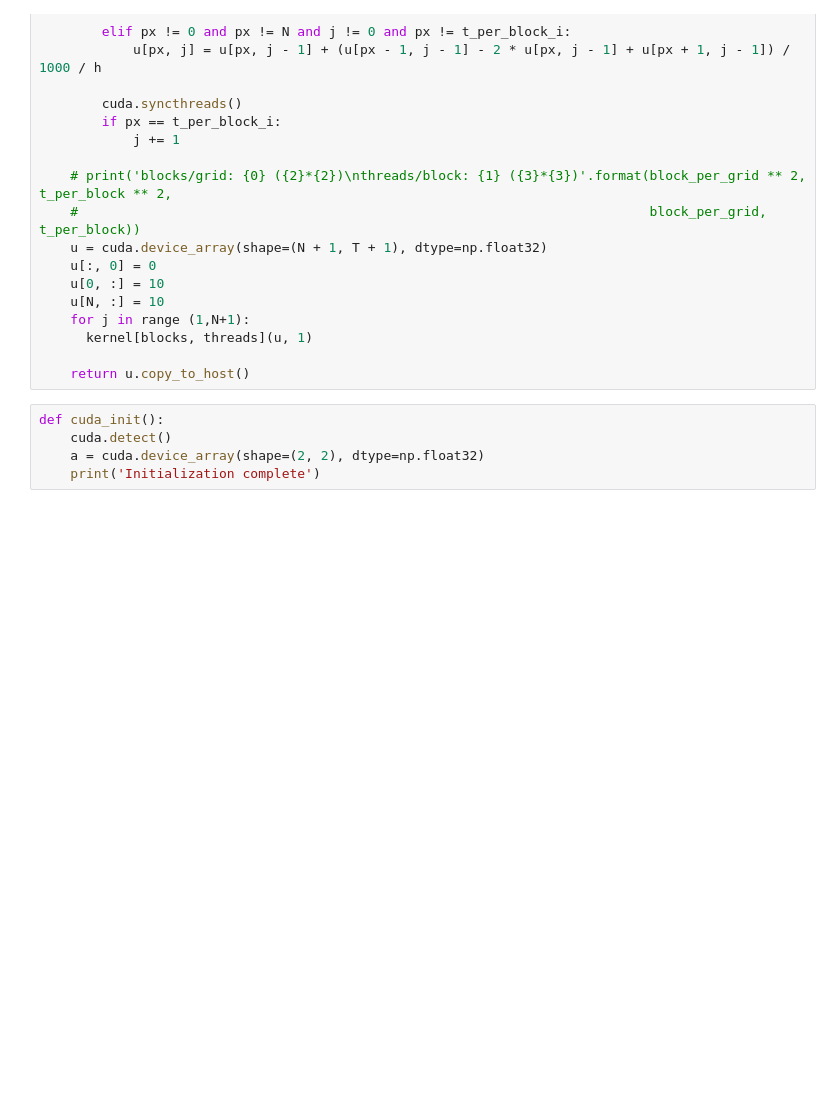
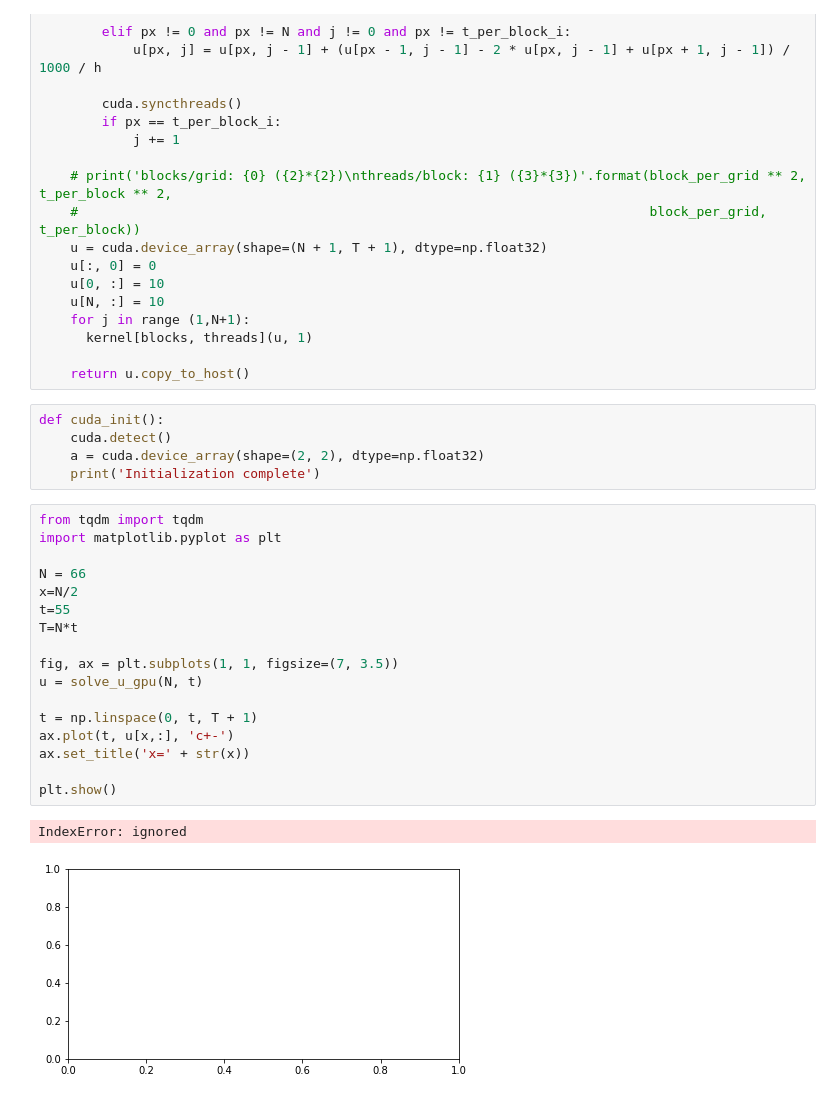
Before and after one commit to YRYoung/HPC, a Jupyter notebook: Assigenment/Asm2_p2.ipynb, the cells around one changed output. Cells and saved outputs as stored; diff of their text form; blank space fills up the shorter version.

```diff
--- a/Assigenment/Asm2_p2.ipynb
+++ b/Assigenment/Asm2_p2.ipynb
@@ -106,3 +106,23 @@ def cuda_init():
     cuda.detect()
     a = cuda.device_array(shape=(2, 2), dtype=np.float32)
     print('Initialization complete')
+# %%
+from tqdm import tqdm
+import matplotlib.pyplot as plt
+
+N = 66
+x=N/2
+t=55
+T=N*t
+
+fig, ax = plt.subplots(1, 1, figsize=(7, 3.5))
+u = solve_u_gpu(N, t)
+
+t = np.linspace(0, t, T + 1)
+ax.plot(t, u[x,:], 'c+-')
+ax.set_title('x=' + str(x))
+
+plt.show()
+# %% [output]
+IndexError: ignored
+[figure, added]
```
Also changed, not shown: parts of 1 cell of this notebook.
